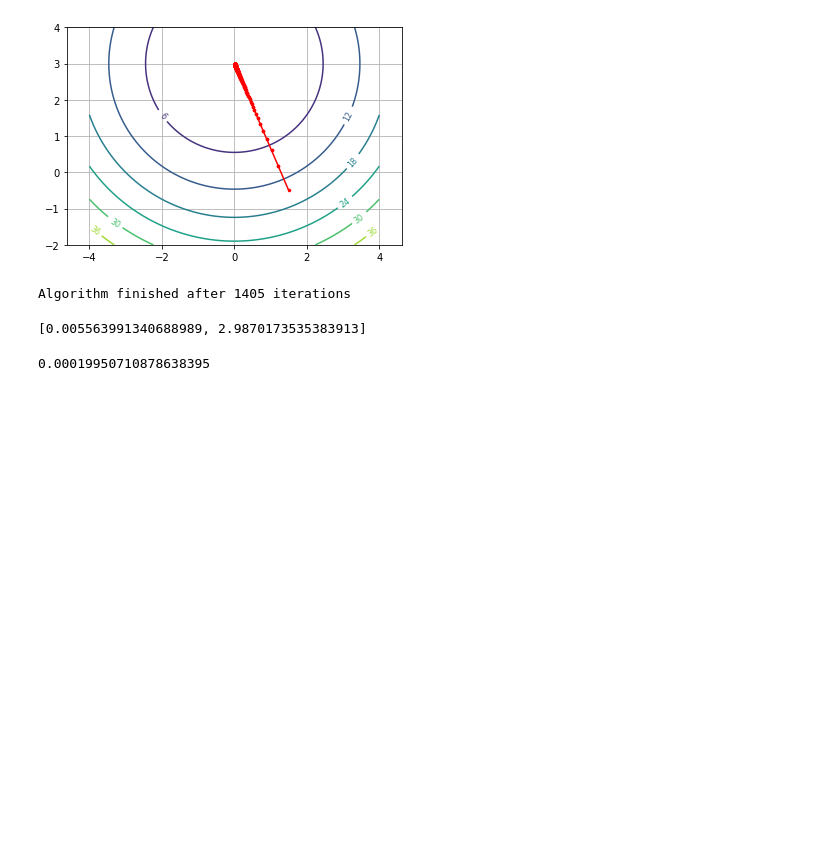
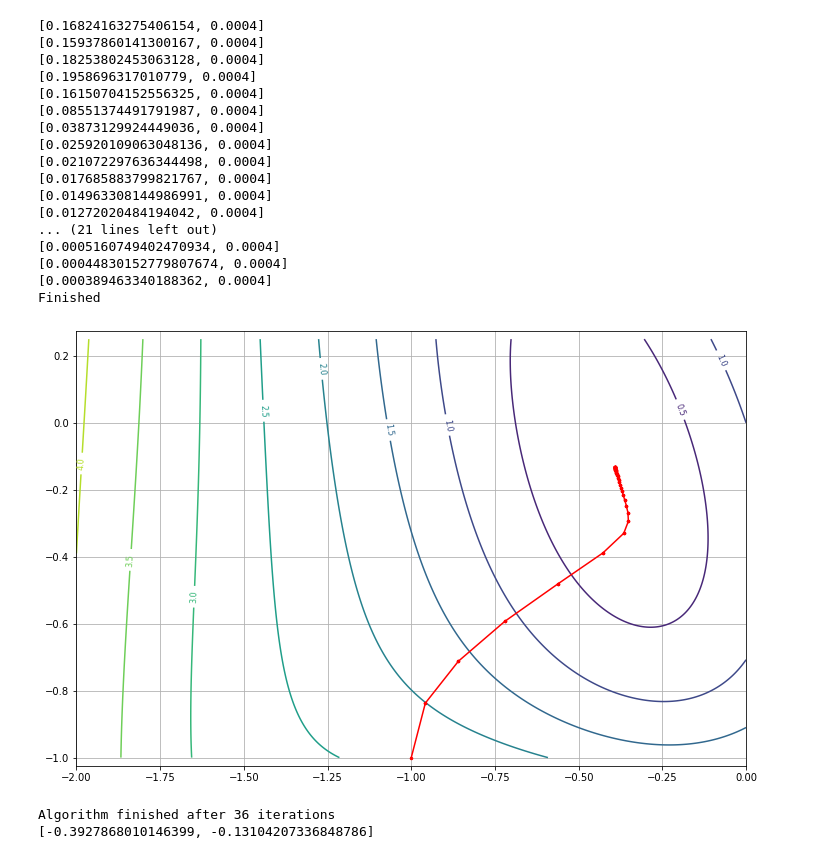
Before and after one commit to MilkyCousin/Python-Sandbox, a Jupyter notebook: Optimization/Lab1.ipynb, the cells around one changed output. Cells and saved outputs as stored; diff of their text form; code cells hidden in the pictures; blank space fills up the shorter version.

```diff
--- a/Optimization/Lab1.ipynb
+++ b/Optimization/Lab1.ipynb
@@ -49,6 +49,7 @@ class GradDescent2D:
         dist = euclid_norm(delta_x, delta_y)
         if m.isinf(dist):
             warnings.warn("Algorithm did not converge, distance is inf")
+        print([dist, delta])
         return dist >= delta
 
     def _increment(self, x_prev, y_prev, x_next, y_next, epsilon):
@@ -57,10 +58,11 @@ class GradDescent2D:
         incr = abs(f_prev - f_next)
         if m.isinf(incr):
             warnings.warn("Algorithm did not converge, increment is inf")
+        print([incr, epsilon * abs(f_prev)])
         return incr >= epsilon * abs(f_prev)
 
     def _gamma_proportional(self, x_prev, y_prev):
-        return self._alpha * abs(self._f(x_prev, y_prev))
+        return self._alpha * euclid_norm(*self._grad_f(x_prev, y_prev))
 
     def _gamma_optimal(self, x_prev, y_prev):
         pass
@@ -129,6 +131,8 @@ class GradDescent2D:
             contour_set = ax.contour(*meshgrid_xy, grid_z)
             ax.clabel(contour_set, inline=True, fontsize=8)
 
+            print("Finished")
+
             for i in range(1,len(xdots)):
                 ax.plot([xdots[i-1], xdots[i]], [ydots[i-1], ydots[i]],
                          marker='o', markersize=2.5, color='red')
@@ -155,0 +176,6 @@ gd_test = GradDescent2D(q, grad_q, alpha=0.05)
+# %%
+def grad_h(x,y):
+    return [
+        (-2)*x*m.exp(y*y - x*x) + 2*x + (3 * (1 + x*x) * m.cos(3*x + y) - 2 * x * m.sin(3*x + y))/((1 + x*x) ** 2),
+        2*y*m.exp(y*y - x*x) + m.cos(3*x + y)/(1+x*x)
+    ]
@@ -155,0 +191,10 @@ gd_test = GradDescent2D(q, grad_q, alpha=0.05)
+# %%
+plt.rcParams['figure.figsize'] = [12, 8]
+fig, ax = plt.subplots()
+
+ax.set_xlim([Klimx[0], Klimx[-1]])
+ax.set_ylim([Klimy[0], Klimy[-1]])
+ax.grid()
+
+contour_set = ax.contour(*Kxy, Hxy, 12)
+ax.clabel(contour_set, inline=True, fontsize=8)
@@ -156,16 +216,31 @@ gd_test = GradDescent2D(q, grad_q, alpha=0.05)
+# %%
+grad_test_h = GradDescent2D(h, grad_h, alpha=0.07)
 # %%
-res1 = gd_test.do_descent(x0=1.5, y0=-0.5,
+pres11 = grad_test_h.do_descent(x0=-1, y0=-1,
                          gamma_method="proportional",
                          check_method="distance",
-                         precision=10e-6, max_iter=5000,
-                         make_plot=True, xlim=[-4,4], ylim=[-2,4], N=1000)
-res1
+                         precision=4*(10**(-4)), max_iter=10e16,
+                         make_plot=True, xlim=[-2,0], ylim=[-1,0.25], N=1000)
+print(pres11)
 # %% [output]
+[0.16824163275406154, 0.0004]
+[0.15937860141300167, 0.0004]
+[0.18253802453063128, 0.0004]
+[0.1958696317010779, 0.0004]
+[0.16150704152556325, 0.0004]
+[0.08551374491791987, 0.0004]
+[0.03873129924449036, 0.0004]
+[0.025920109063048136, 0.0004]
+[0.021072297636344498, 0.0004]
+[0.017685883799821767, 0.0004]
+[0.014963308144986991, 0.0004]
+[0.01272020484194042, 0.0004]
+... (21 lines left out)
+[0.0005160749402470934, 0.0004]
+[0.00044830152779807674, 0.0004]
+[0.000389463340188362, 0.0004]
+Finished
-[figure, old version]
+[figure, new version]
-Algorithm finished after 1405 iterations
-[0.005563991340688989, 2.9870173535383913]
+Algorithm finished after 36 iterations
+[-0.3927868010146399, -0.13104207336848786]
-# %%
-q(*res1)
-# %% [output]
-0.00019950710878638395
 # %%
```
Also changed, not shown: parts of 25 cells of this notebook.
